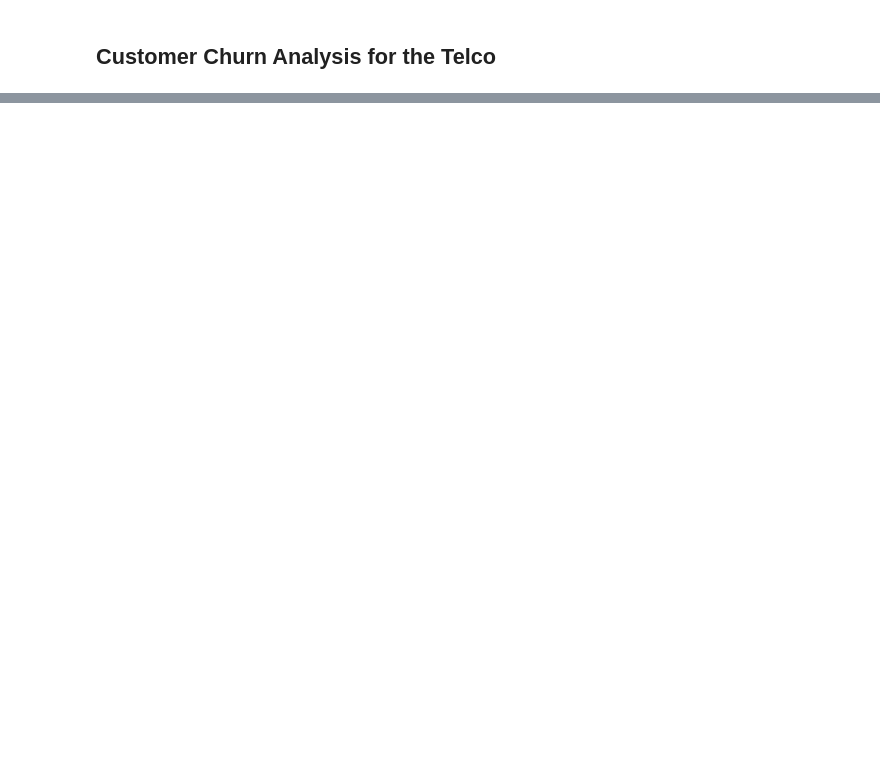
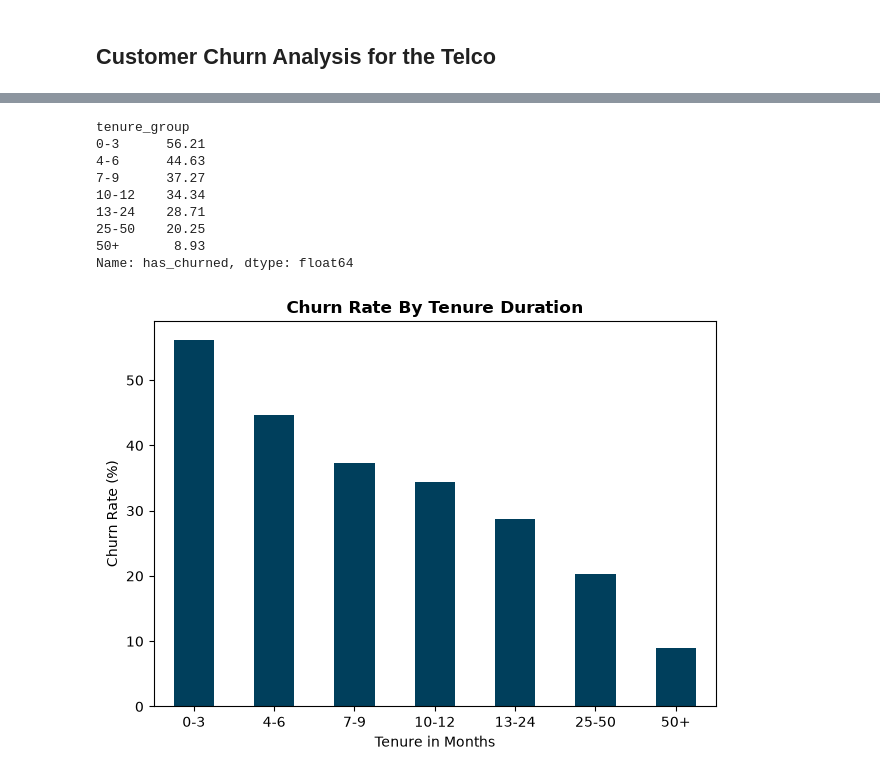
Before and after one commit to AlainRegisDev88/FUTURE_DS_02, a Jupyter notebook: future_interns_task2_.ipynb, the cells around one changed output, grey strips where cells are left out. Cells and saved outputs as stored; diff of their text form; code cells hidden in the pictures; blank space fills up the shorter version.

```diff
--- a/future_interns_task2_.ipynb
+++ b/future_interns_task2_.ipynb
@@ -86,0 +111,24 @@ plt.show()
+# %%
+# churn by tenure
+plt.figure()
+
+churn_by_tenure_group = (df.groupby('tenure_group')['has_churned'].mean() * 100).round(2)
+churn_by_tenure_group.plot(kind='bar', color="#003f5c")
+plt.title("Churn Rate By Tenure Duration", fontsize=12, fontweight="bold")
+plt.ylabel('Churn Rate (%)')
+plt.xlabel('Tenure in Months')
+plt.xticks(rotation=0)
+plt.tight_layout()
+plt.savefig('./results/01_churn_by_contract.png', dpi=300)
+print(churn_by_tenure_group)
+# %% [output]
+tenure_group
+0-3      56.21
+4-6      44.63
+7-9      37.27
+10-12    34.34
+13-24    28.71
+25-50    20.25
+50+       8.93
+Name: has_churned, dtype: float64
+[figure, added]
```
Also changed, not shown: parts of 11 cells of this notebook, 1 other file.
